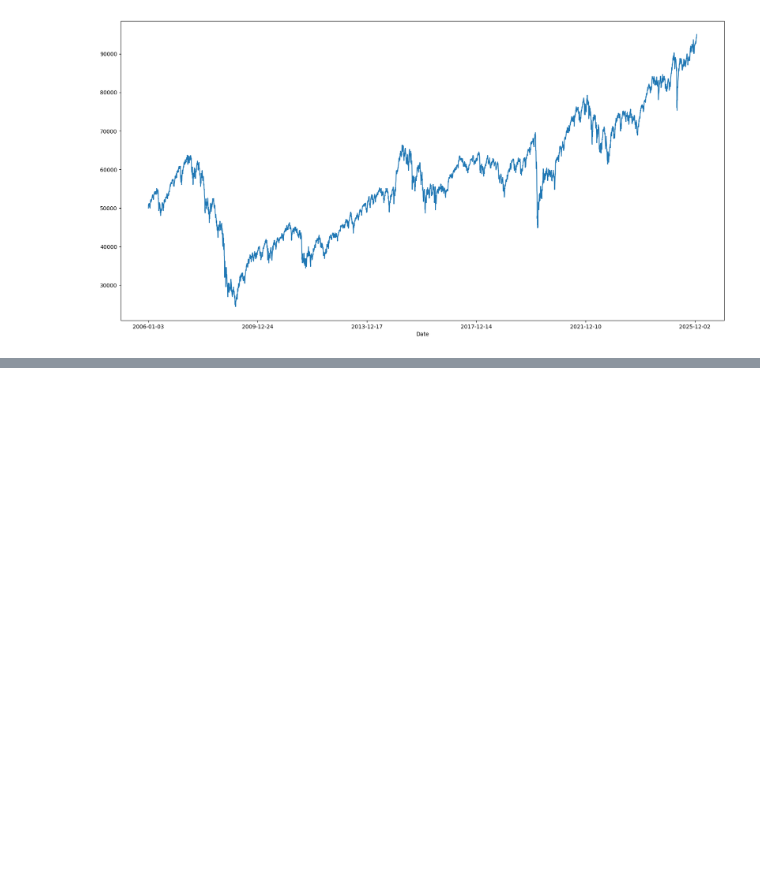
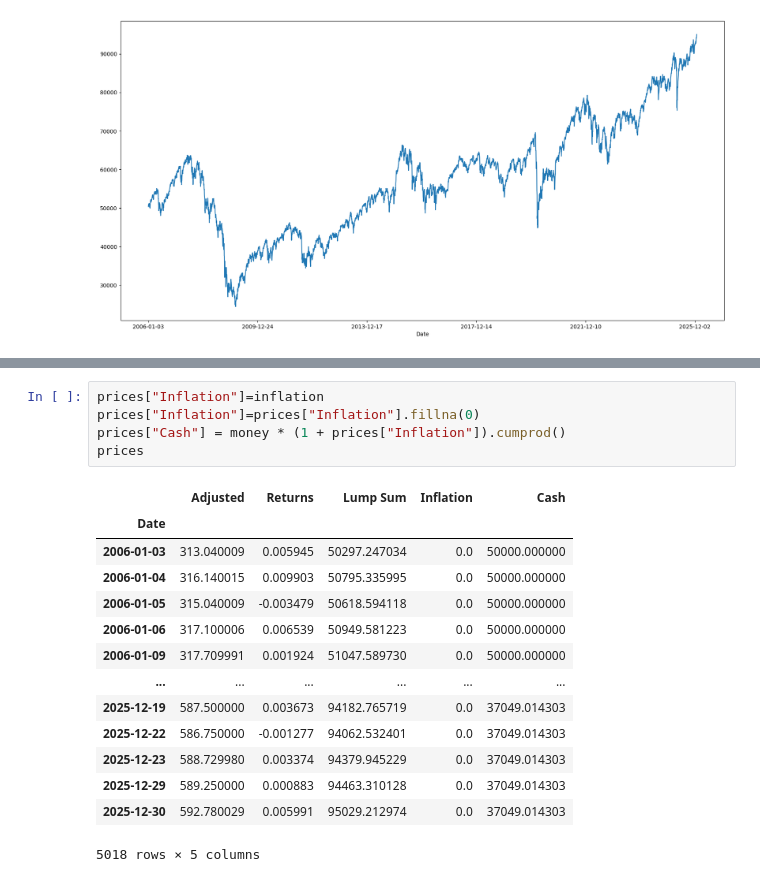
Before and after one commit to MatCuns/Market-Timing-vs-Time-in-the-Market-in-the-Long-Term, a Jupyter notebook: Market-Timing-vs-Time-in-the-Market.ipynb, the cells around one changed output, grey strips where cells are left out. Cells and saved outputs as stored; diff of their text form; blank space fills up the shorter version.

```diff
--- a/Market-Timing-vs-Time-in-the-Market.ipynb
+++ b/Market-Timing-vs-Time-in-the-Market.ipynb
@@ -96,0 +122,20 @@ Name: 2006-01-03, dtype: float64
+# %%
+prices["Inflation"]=inflation
+prices["Inflation"]=prices["Inflation"].fillna(0)
+prices["Cash"] = money * (1 + prices["Inflation"]).cumprod()
+prices
+# %% [output]
+|  | Adjusted | Returns | Lump Sum | Inflation | Cash |
+| Date |  |  |  |  |  |
+| 2006-01-03 | 313.040009 | 0.005945 | 50297.247034 | 0.0 | 50000.000000 |
+| 2006-01-04 | 316.140015 | 0.009903 | 50795.335995 | 0.0 | 50000.000000 |
+| 2006-01-05 | 315.040009 | -0.003479 | 50618.594118 | 0.0 | 50000.000000 |
+| 2006-01-06 | 317.100006 | 0.006539 | 50949.581223 | 0.0 | 50000.000000 |
+| 2006-01-09 | 317.709991 | 0.001924 | 51047.589730 | 0.0 | 50000.000000 |
+| ... | ... | ... | ... | ... | ... |
+| 2025-12-19 | 587.500000 | 0.003673 | 94182.765719 | 0.0 | 37049.014303 |
+| 2025-12-22 | 586.750000 | -0.001277 | 94062.532401 | 0.0 | 37049.014303 |
+| 2025-12-23 | 588.729980 | 0.003374 | 94379.945229 | 0.0 | 37049.014303 |
+| 2025-12-29 | 589.250000 | 0.000883 | 94463.310128 | 0.0 | 37049.014303 |
+| 2025-12-30 | 592.780029 | 0.005991 | 95029.212974 | 0.0 | 37049.014303 |
+5018 rows × 5 columns
```
Also changed, not shown: parts of 8 cells of this notebook, 2 other files.
